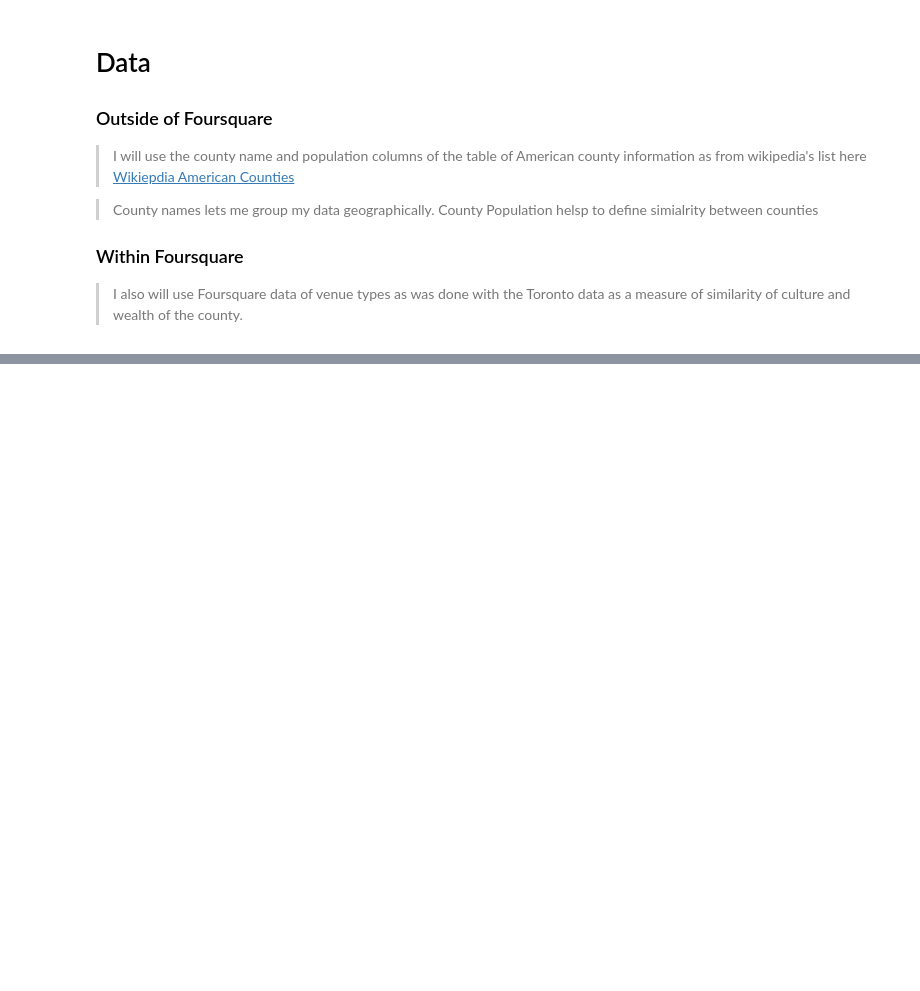
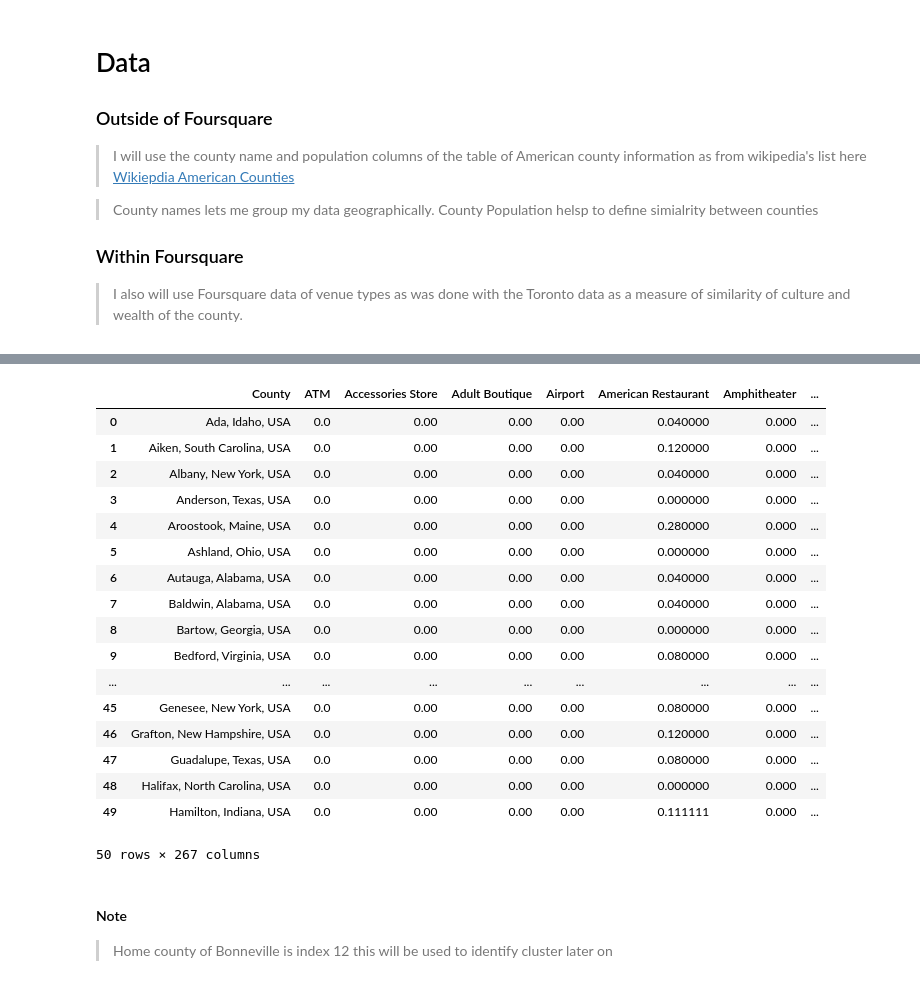
Before and after one commit to mcdougalb/Coursera_Capstone, a Jupyter notebook: capstone.ipynb, the cells around one changed output, grey strips where cells are left out. Cells and saved outputs as stored; diff of their text form; code cells hidden in the pictures; blank space fills up the shorter version.

```diff
--- a/capstone.ipynb
+++ b/capstone.ipynb
@@ -77,0 +286,9 @@ I decided at this point that my hometown which I love is a bad idea for data sci
+# %%
+c_onehot = pd.get_dummies(c_venues[['Venue Category']], prefix="", prefix_sep="")
+
+c_onehot['County'] = c_venues['County']
+
+fixed_columns = [c_onehot.columns[-1]] + list(c_onehot.columns[:-1])
+c_onehot = c_onehot[fixed_columns]
+
+c_onehot.head()
@@ -77,0 +303,9 @@ I decided at this point that my hometown which I love is a bad idea for data sci
+# %%
+home_onehot = pd.get_dummies(home_county[['Venue Category']], prefix="", prefix_sep="")
+
+home_onehot['County'] = home_county['County']
+
+fixed_columns = [home_onehot.columns[-1]] + list(home_onehot.columns[:-1])
+home_onehot = home_onehot[fixed_columns]
+
+home_onehot.head()
@@ -77,0 +323,5 @@ I decided at this point that my hometown which I love is a bad idea for data sci
+# %%
+#using append will place nan's wherever the columns don't match. In this case those need be replacd to zero
+c_onehot=c_onehot.append(home_onehot, ignore_index=True).fillna(0)
+# %%
+c_onehot=c_onehot.groupby('County').mean().reset_index()
@@ -77,0 +347,27 @@ I decided at this point that my hometown which I love is a bad idea for data sci
+# %%
+lat_long_temp=c_venues.append(home_county).groupby('County', as_index=False).mean()
+full_data=c_onehot.join(lat_long_temp.set_index('County'), on='County', how='outer')
+
+full_data.head(50)
+# %% [output]
+|  | County | ATM | Accessories Store | Adult Boutique | Airport | American Restaurant | Amphitheater | ... |
+| 0 | Ada, Idaho, USA | 0.0 | 0.00 | 0.00 | 0.00 | 0.040000 | 0.000 | ... |
+| 1 | Aiken, South Carolina, USA | 0.0 | 0.00 | 0.00 | 0.00 | 0.120000 | 0.000 | ... |
+| 2 | Albany, New York, USA | 0.0 | 0.00 | 0.00 | 0.00 | 0.040000 | 0.000 | ... |
+| 3 | Anderson, Texas, USA | 0.0 | 0.00 | 0.00 | 0.00 | 0.000000 | 0.000 | ... |
+| 4 | Aroostook, Maine, USA | 0.0 | 0.00 | 0.00 | 0.00 | 0.280000 | 0.000 | ... |
+| 5 | Ashland, Ohio, USA | 0.0 | 0.00 | 0.00 | 0.00 | 0.000000 | 0.000 | ... |
+| 6 | Autauga, Alabama, USA | 0.0 | 0.00 | 0.00 | 0.00 | 0.040000 | 0.000 | ... |
+| 7 | Baldwin, Alabama, USA | 0.0 | 0.00 | 0.00 | 0.00 | 0.040000 | 0.000 | ... |
+| 8 | Bartow, Georgia, USA | 0.0 | 0.00 | 0.00 | 0.00 | 0.000000 | 0.000 | ... |
+| 9 | Bedford, Virginia, USA | 0.0 | 0.00 | 0.00 | 0.00 | 0.080000 | 0.000 | ... |
+| ... | ... | ... | ... | ... | ... | ... | ... | ... |
+| 45 | Genesee, New York, USA | 0.0 | 0.00 | 0.00 | 0.00 | 0.080000 | 0.000 | ... |
+| 46 | Grafton, New Hampshire, USA | 0.0 | 0.00 | 0.00 | 0.00 | 0.120000 | 0.000 | ... |
+| 47 | Guadalupe, Texas, USA | 0.0 | 0.00 | 0.00 | 0.00 | 0.080000 | 0.000 | ... |
+| 48 | Halifax, North Carolina, USA | 0.0 | 0.00 | 0.00 | 0.00 | 0.000000 | 0.000 | ... |
+| 49 | Hamilton, Indiana, USA | 0.0 | 0.00 | 0.00 | 0.00 | 0.111111 | 0.000 | ... |
+50 rows × 267 columns
+# %% [markdown]
+#### Note
+> Home county of Bonneville is index 12 this will be used to identify cluster later on
```
Also changed, not shown: parts of 44 cells of this notebook, 5 other files.
